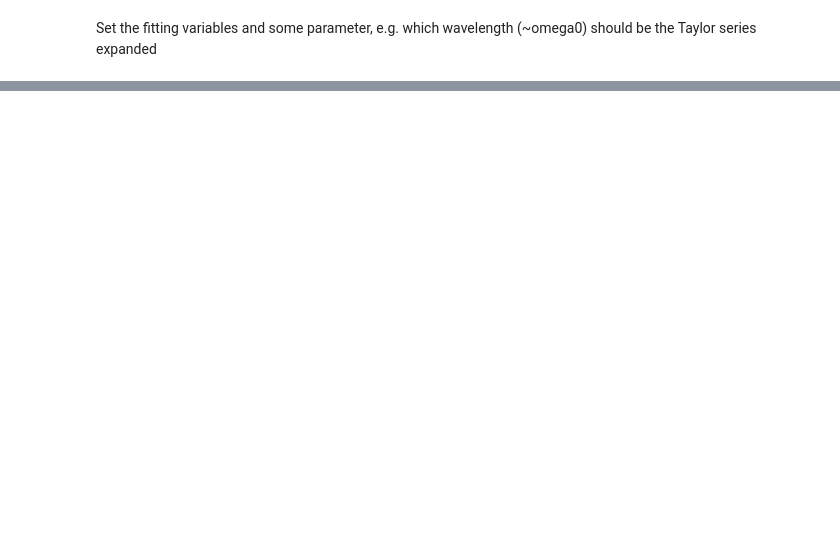
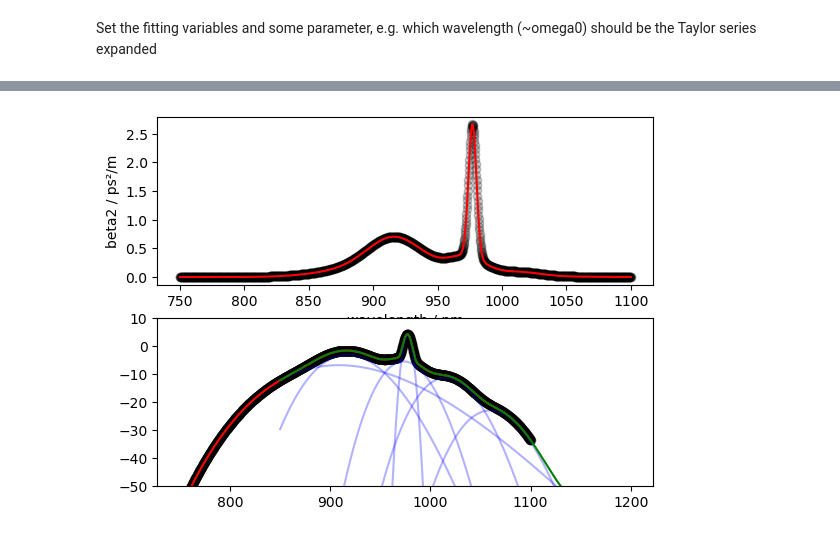
Before and after one commit to TomFD/fiberdesk-pytools, a Jupyter notebook: fitting cross secion data.ipynb, the cells around one changed output, grey strips where cells are left out. Saved outputs shown, nothing was run; the diff lists cells and outputs as text; code cells hidden in the pictures; blank space fills up the shorter version.

```diff
--- a/fitting cross secion data.ipynb
+++ b/fitting cross secion data.ipynb
@@ -105,0 +65,93 @@ Text(0, 0.5, 'beta2 / ps²/m')
+# %%
+c = 299792458.0 #m/s
+
+# Gauss function with center wavelength and width parameters given in nm, but evaluated in frquency domain
+def Gauss(x, amplitude,center,width):
+    freq_axis = c / x
+    f0 = c / center
+    d_f = m.fabs( (c/(center-width/2.0)) -(c/(center+width/2.0)))
+    scaling = (2.0*m.sqrt(2.0*m.log(2.0)))
+    return amplitude*np.exp(-0.5*(freq_axis-f0)**2/(d_f*scaling)**2)
+
+
+# Define the Gauss fit function
+def Multi_Gauss(x, **params):
+    # x is wavelength in nm
+    y = np.zeros(x.shape[0],dtype=float)
+
+    parnames = sorted(params.keys())
+    peak_no = int(len(params)/3)
+
+    for k in range(peak_no):
+        amp = params[parnames[k]]
+        cent = params[parnames[peak_no+k]]
+        width = params[parnames[2*peak_no+k]]
+        y += Gauss(x,amp,cent,width)
+
+    return y
+
+_TaylorFit = Model(Multi_Gauss)
+
+# Parameter names and starting values
+params_abs = Parameters()
+params_abs.add('a1', value=2.0,min = 1e-3)
+params_abs.add('c1', value=977.0, min=850.0,max=1100.0)
+params_abs.add('w1', value=1.0,min = 0.1)
+
+params_abs.add('a2', value=0.3,min = 1e-3)
+params_abs.add('c2', value=912.0, min=850.0,max=1100.0)
+params_abs.add('w2', value=6.0,min = 0.1)
+
+params_abs.add('a3', value=0.4,min = 1e-3)
+params_abs.add('c3', value=929.0, min=850.0,max=1100.0)
+params_abs.add('w3', value=19.0,min = 0.1)
+
+params_abs.add('a4', value=0.1,min = 1e-3)
+params_abs.add('c4', value=973.0, min=850.0,max=1100.0)
+params_abs.add('w4', value=4.0,min = 0.1)
+
+params_abs.add('a5', value=0.065,min = 1e-5)
+params_abs.add('c5', value=1014.0, min=850.0,max=1100.0)
+params_abs.add('w5', value=7.0,min = 1.0)
+
+params_abs.add('a6', value=0.005,min = 1e-5)
+params_abs.add('c6', value=1064.0, min=850.0,max=1100.0)
+params_abs.add('w6', value=5.0,min = 1.0)
+
+
+X = wavelength_values*1e9 # now in nm
+
+out_abs = _TaylorFit.fit(abs_cs_values, params_abs, x=X)
+#out_abs = _TaylorFit.fit(abs_cs_values, params_abs, x=X)
+
+fig0 = plt.figure()
+ax0 = fig0.add_subplot(211)
+bx0 = fig0.add_subplot(212)
+ax0.plot(X,abs_cs_values,'o',color='black',alpha=0.2)
+ax0.plot(X,out_abs.best_fit,color='red',alpha=1)
+bx0.plot(X,10*np.log10(abs_cs_values),'o',color='black',alpha=0.5)
+bx0.plot(X,10*np.log10(out_abs.best_fit),color='red',alpha=1)
+
+parnames_abs = sorted(out_abs.params.keys())
+peak_no_abs = int(len(out_abs.params)/3)
+
+scaling = (2.0*m.sqrt(2.0*m.log(2.0)))
+
+oversampled_x = np.linspace(850.0,1200.0,2000)
+yo =np.zeros_like(oversampled_x)
+
+for k in range(peak_no):
+    amp = out_abs.params[parnames_abs[k]]
+    cent = out_abs.params[parnames_abs[peak_no_abs+k]]
+    width = out_abs.params[parnames_abs[2*peak_no_abs+k]]
+
+    y=Gauss(oversampled_x,amp,cent,width)
+    yo+=y
+    bx0.plot(oversampled_x,10*np.log10(y),color="b",alpha=0.3)
+
+bx0.set_ylim([-50, 10])
+bx0.plot(oversampled_x,10*np.log10(yo),color='orange',alpha=0.5)
+
+ax0.set_xlabel('wavelength / nm')
+ax0.set_ylabel('beta2 / ps²/m')
+# %% [output]
@@ -106 +159,2 @@ Text(0, 0.5, 'beta2 / ps²/m')
+[figure, added]
 # %%
```
Also changed, not shown: parts of 7 cells of this notebook, 1 other file.
